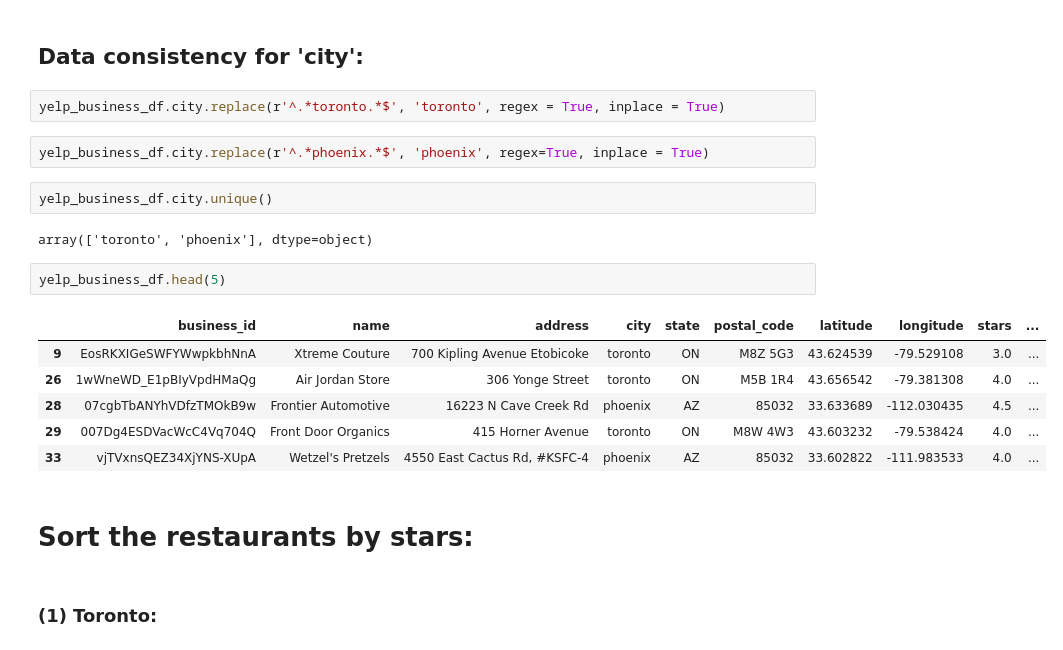
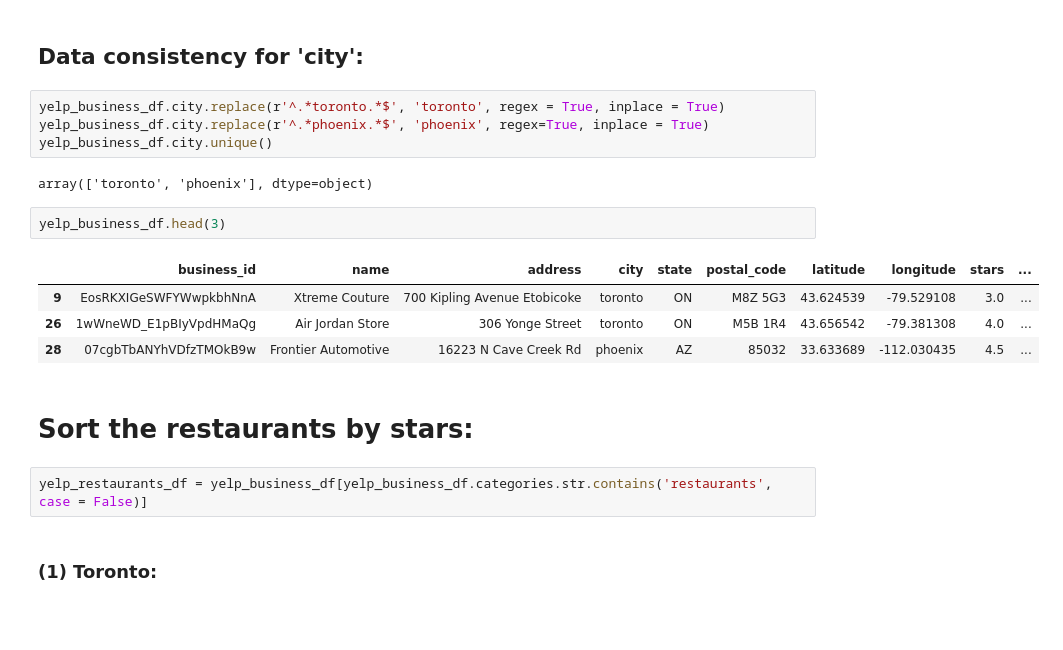
Before and after one commit to akhilesh-somani/Restaurant_Recommendation_System, a Jupyter notebook: Akhilesh.ipynb, the cells around one changed output. Cells and saved outputs as stored; diff of their text form; blank space fills up the shorter version.

```diff
--- a/Akhilesh.ipynb
+++ b/Akhilesh.ipynb
@@ -198,23 +217,21 @@ array(['toronto', 'phoenix', 'north toronto', 'toronto - front st (ot)',
 ## Data consistency for 'city':
 # %%
 yelp_business_df.city.replace(r'^.*toronto.*$', 'toronto', regex = True, inplace = True)
+yelp_business_df.city.replace(r'^.*phoenix.*$', 'phoenix', regex=True, inplace = True)
+yelp_business_df.city.unique()
+# %% [output]
+array(['toronto', 'phoenix'], dtype=object)
-# %%
-yelp_business_df.city.replace(r'^.*phoenix.*$', 'phoenix', regex=True, inplace = True)
-# %%
-yelp_business_df.city.unique()
-# %% [output]
-array(['toronto', 'phoenix'], dtype=object)
 # %%
-yelp_business_df.head(5)
+yelp_business_df.head(3)
 # %% [output]
 |  | business_id | name | address | city | state | postal_code | latitude | longitude | stars | ... |
 | 9 | EosRKXIGeSWFYWwpkbhNnA | Xtreme Couture | 700 Kipling Avenue Etobicoke | toronto | ON | M8Z 5G3 | 43.624539 | -79.529108 | 3.0 | ... |
 | 26 | 1wWneWD_E1pBIyVpdHMaQg | Air Jordan Store | 306 Yonge Street | toronto | ON | M5B 1R4 | 43.656542 | -79.381308 | 4.0 | ... |
 | 28 | 07cgbTbANYhVDfzTMOkB9w | Frontier Automotive | 16223 N Cave Creek Rd | phoenix | AZ | 85032 | 33.633689 | -112.030435 | 4.5 | ... |
-| 29 | 007Dg4ESDVacWcC4Vq704Q | Front Door Organics | 415 Horner Avenue | toronto | ON | M8W 4W3 | 43.603232 | -79.538424 | 4.0 | ... |
-| 33 | vjTVxnsQEZ34XjYNS-XUpA | Wetzel's Pretzels | 4550 East Cactus Rd, #KSFC-4 | phoenix | AZ | 85032 | 33.602822 | -111.983533 | 4.0 | ... |
 # %% [markdown]
 # Sort the restaurants by stars:
+# %%
+yelp_restaurants_df = yelp_business_df[yelp_business_df.categories.str.contains('restaurants', case = False)]
 # %% [markdown]
 ### (1) Toronto:
 # %%
```
Also changed, not shown: parts of 12 cells of this notebook.
